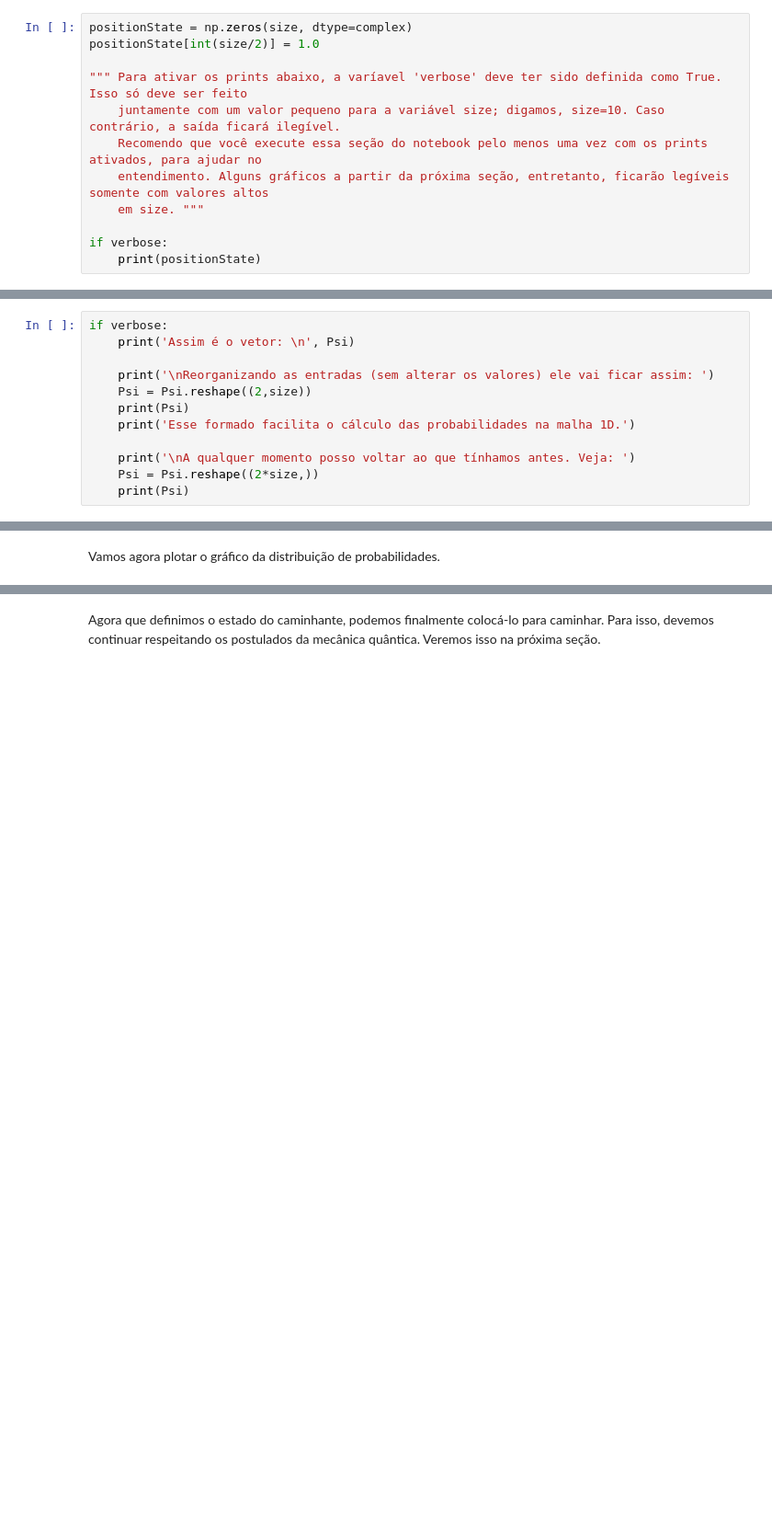
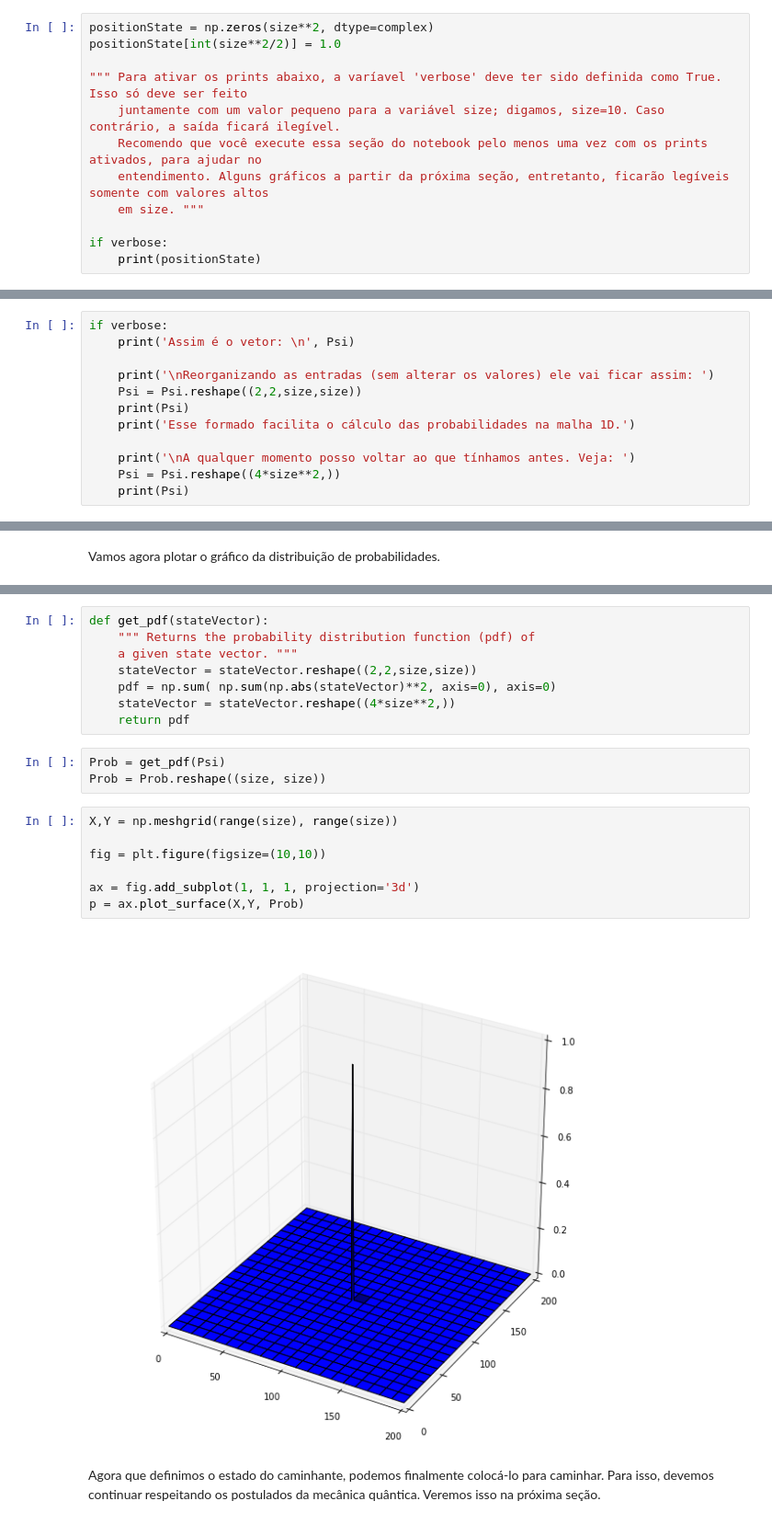
Before and after one commit to Marquezino/quantum-walks, a Jupyter notebook: Caminhada-Quantica-2D.ipynb, the cells around one changed output, grey strips where cells are left out. Shown at 92% size. Saved outputs shown, nothing was run; the diff lists cells and outputs as text; blank space fills up the shorter version.

```diff
--- a/Caminhada-Quantica-2D.ipynb
+++ b/Caminhada-Quantica-2D.ipynb
@@ -45,8 +43,8 @@ print(coinState)
 # %% [output]
 [ 0.5+0.j   0.0+0.5j  0.0+0.5j -0.5+0.j ]
 # %%
-positionState = np.zeros(size, dtype=complex)
-positionState[int(size/2)] = 1.0
+positionState = np.zeros(size**2, dtype=complex)
+positionState[int(size**2/2)] = 1.0
 
 """ Para ativar os prints abaixo, a varíavel 'verbose' deve ter sido definida como True. Isso só deve ser feito
     juntamente com um valor pequeno para a variável size; digamos, size=10. Caso contrário, a saída ficará ilegível.
@@ -77,12 +75,12 @@ if verbose:
     print('Assim é o vetor: \n', Psi)
 
     print('\nReorganizando as entradas (sem alterar os valores) ele vai ficar assim: ')
-    Psi = Psi.reshape((2,size))
+    Psi = Psi.reshape((2,2,size,size))
     print(Psi)
     print('Esse formado facilita o cálculo das probabilidades na malha 1D.')
 
     print('\nA qualquer momento posso voltar ao que tínhamos antes. Veja: ')
-    Psi = Psi.reshape((2*size,))
+    Psi = Psi.reshape((4*size**2,))
     print(Psi)
 # %% [markdown]
 Agora sim, usando essa ideia fica fácil calcular as probabilidades no Python! Vejamos:
@@ -123,3 +108,23 @@ plt.plot(range(size), Prob)
+# %%
+def get_pdf(stateVector):
+    """ Returns the probability distribution function (pdf) of
+    a given state vector. """
+    stateVector = stateVector.reshape((2,2,size,size))
+    pdf = np.sum( np.sum(np.abs(stateVector)**2, axis=0), axis=0)
+    stateVector = stateVector.reshape((4*size**2,))
+    return pdf
+# %%
+Prob = get_pdf(Psi)
+Prob = Prob.reshape((size, size))
+# %%
+X,Y = np.meshgrid(range(size), range(size))
+
+fig = plt.figure(figsize=(10,10))
+
+ax = fig.add_subplot(1, 1, 1, projection='3d')
+p = ax.plot_surface(X,Y, Prob)
+# %% [output]
+[figure, added]
 # %% [markdown]
 Agora que definimos o estado do caminhante, podemos finalmente colocá-lo para caminhar. Para isso, devemos continuar respeitando os postulados da mecânica quântica. Veremos isso na próxima seção.
 # %% [markdown]
```
Also changed, not shown: parts of 16 cells of this notebook, 1 other file.
